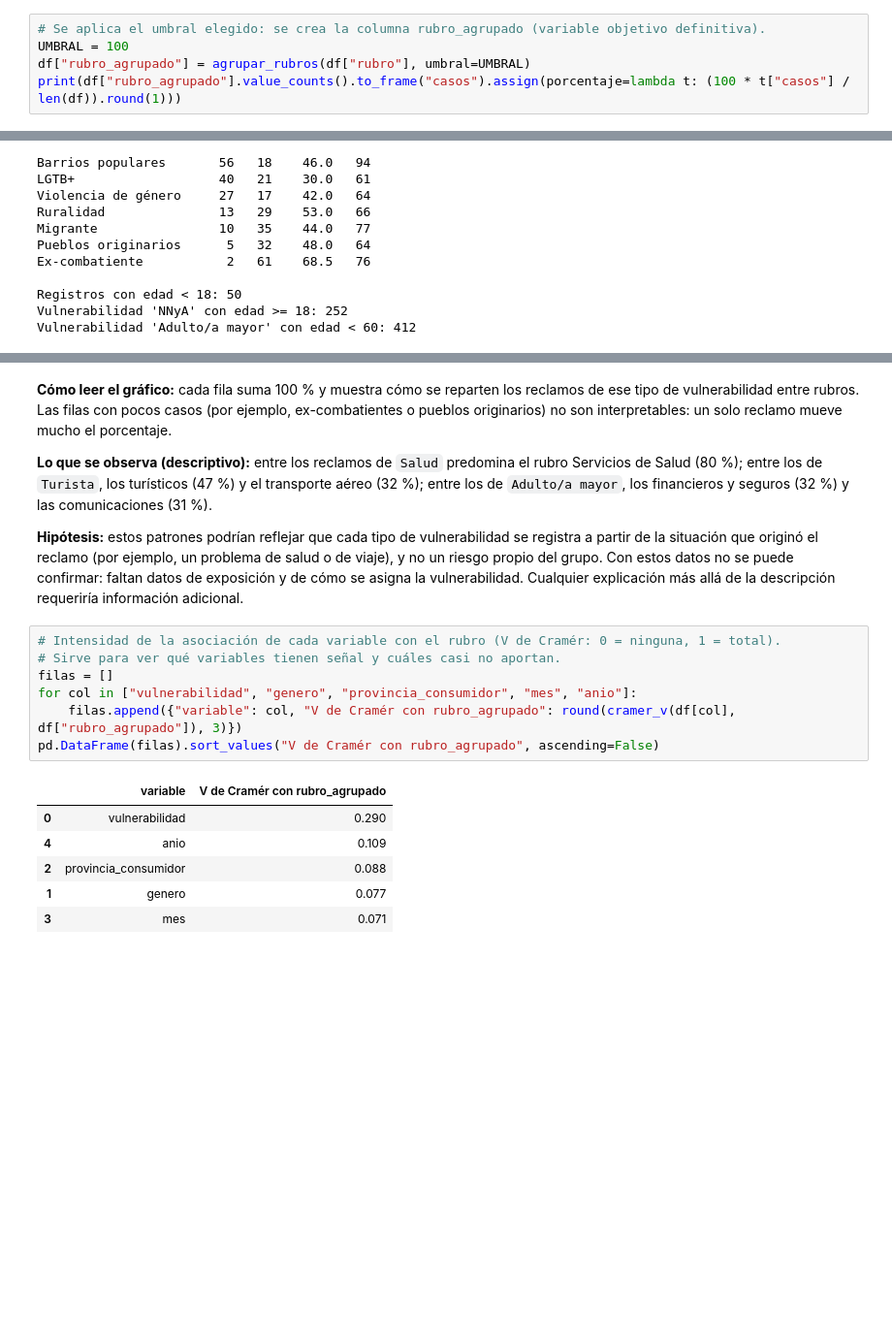
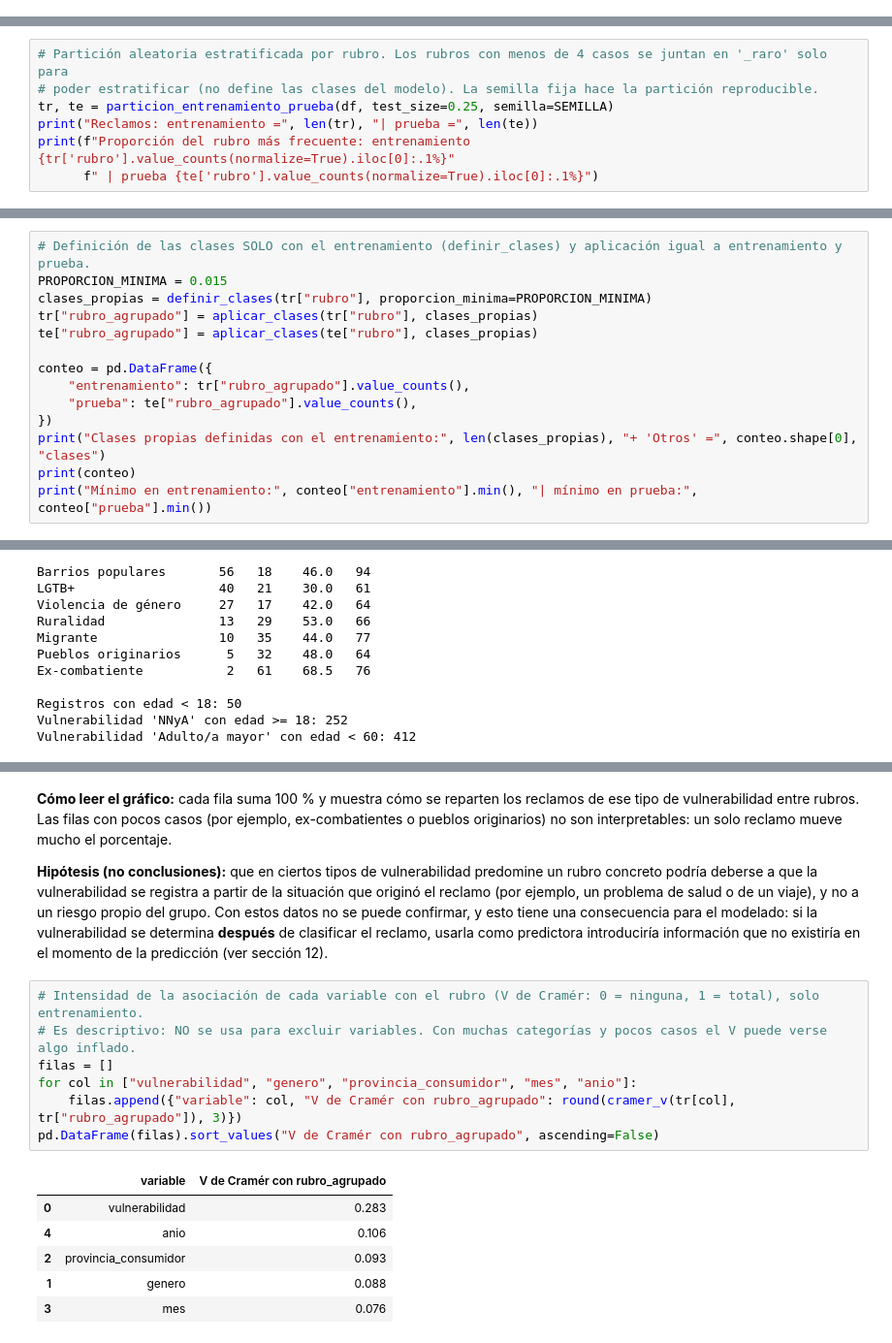
Before and after one commit to davidmoreira7788/consumidores-hipervulnerables-ml, a Jupyter notebook: notebooks/1.0-dm-eda-y-preprocesamiento.ipynb, the cells around one changed output, grey strips where cells are left out. Shown at 97% size. Drawn from its saved outputs; the diff is of its cells as text; blank space fills up the shorter version.

```diff
--- a/notebooks/1.0-dm-eda-y-preprocesamiento.ipynb
+++ b/notebooks/1.0-dm-eda-y-preprocesamiento.ipynb
@@ -275,5 +246,0 @@ pd.DataFrame(filas)
-# %%
-# Se aplica el umbral elegido: se crea la columna rubro_agrupado (variable objetivo definitiva).
-UMBRAL = 100
-df["rubro_agrupado"] = agrupar_rubros(df["rubro"], umbral=UMBRAL)
-print(df["rubro_agrupado"].value_counts().to_frame("casos").assign(porcentaje=lambda t: (100 * t["casos"] / len(df)).round(1)))
@@ -380,0 +260,7 @@ mismas métricas que los demás modelos) se calculará en el notebook de modelad
+# %%
+# Partición aleatoria estratificada por rubro. Los rubros con menos de 4 casos se juntan en '_raro' solo para
+# poder estratificar (no define las clases del modelo). La semilla fija hace la partición reproducible.
+tr, te = particion_entrenamiento_prueba(df, test_size=0.25, semilla=SEMILLA)
+print("Reclamos: entrenamiento =", len(tr), "| prueba =", len(te))
+print(f"Proporción del rubro más frecuente: entrenamiento {tr['rubro'].value_counts(normalize=True).iloc[0]:.1%}"
+      f" | prueba {te['rubro'].value_counts(normalize=True).iloc[0]:.1%}")
@@ -380,0 +311,14 @@ mismas métricas que los demás modelos) se calculará en el notebook de modelad
+# %%
+# Definición de las clases SOLO con el entrenamiento (definir_clases) y aplicación igual a entrenamiento y prueba.
+PROPORCION_MINIMA = 0.015
+clases_propias = definir_clases(tr["rubro"], proporcion_minima=PROPORCION_MINIMA)
+tr["rubro_agrupado"] = aplicar_clases(tr["rubro"], clases_propias)
+te["rubro_agrupado"] = aplicar_clases(te["rubro"], clases_propias)
+
+conteo = pd.DataFrame({
+    "entrenamiento": tr["rubro_agrupado"].value_counts(),
+    "prueba": te["rubro_agrupado"].value_counts(),
+})
+print("Clases propias definidas con el entrenamiento:", len(clases_propias), "+ 'Otros' =", conteo.shape[0], "clases")
+print(conteo)
+print("Mínimo en entrenamiento:", conteo["entrenamiento"].min(), "| mínimo en prueba:", conteo["prueba"].min())
@@ -536,26 +550,23 @@ plt.show()
 vulnerabilidad entre rubros. Las filas con pocos casos (por ejemplo, ex-combatientes o pueblos originarios) no son
 interpretables: un solo reclamo mueve mucho el porcentaje.
 
-**Lo que se observa (descriptivo):** entre los reclamos de `Salud` predomina el rubro Servicios de Salud (80 %);
-entre los de `Turista`, los turísticos (47 %) y el transporte aéreo (32 %); entre los de `Adulto/a mayor`,
-los financieros y seguros (32 %) y las comunicaciones (31 %).
-
-**Hipótesis:** estos patrones podrían reflejar que cada tipo de vulnerabilidad se registra a
-partir de la situación que originó el reclamo (por ejemplo, un problema de salud o de viaje), y no un riesgo
-propio del grupo. Con estos datos no se puede confirmar: faltan datos de exposición y de cómo se asigna la
-vulnerabilidad. Cualquier explicación más allá de la descripción requeriría información adicional.
+**Hipótesis (no conclusiones):** que en ciertos tipos de vulnerabilidad predomine un rubro concreto podría deberse a
+que la vulnerabilidad se registra a partir de la situación que originó el reclamo (por ejemplo, un problema de salud
+o de un viaje), y no a un riesgo propio del grupo. Con estos datos no se puede confirmar, y esto tiene una
+consecuencia para el modelado: si la vulnerabilidad se determina **después** de clasificar el reclamo, usarla como
+predictora introduciría información que no existiría en el momento de la predicción (ver sección 12).
 # %%
-# Intensidad de la asociación de cada variable con el rubro (V de Cramér: 0 = ninguna, 1 = total).
-# Sirve para ver qué variables tienen señal y cuáles casi no aportan.
+# Intensidad de la asociación de cada variable con el rubro (V de Cramér: 0 = ninguna, 1 = total), solo entrenamiento.
+# Es descriptivo: NO se usa para excluir variables. Con muchas categorías y pocos casos el V puede verse algo inflado.
 filas = []
 for col in ["vulnerabilidad", "genero", "provincia_consumidor", "mes", "anio"]:
-    filas.append({"variable": col, "V de Cramér con rubro_agrupado": round(cramer_v(df[col], df["rubro_agrupado"]), 3)})
+    filas.append({"variable": col, "V de Cramér con rubro_agrupado": round(cramer_v(tr[col], tr["rubro_agrupado"]), 3)})
 pd.DataFrame(filas).sort_values("V de Cramér con rubro_agrupado", ascending=False)
 # %% [output]
 |  | variable | V de Cramér con rubro_agrupado |
-| 0 | vulnerabilidad | 0.290 |
-| 4 | anio | 0.109 |
-| 2 | provincia_consumidor | 0.088 |
-| 1 | genero | 0.077 |
-| 3 | mes | 0.071 |
+| 0 | vulnerabilidad | 0.283 |
+| 4 | anio | 0.106 |
+| 2 | provincia_consumidor | 0.093 |
+| 1 | genero | 0.088 |
+| 3 | mes | 0.076 |
 # %% [markdown]
```
Also changed, not shown: parts of 48 cells of this notebook, 21 other files.
